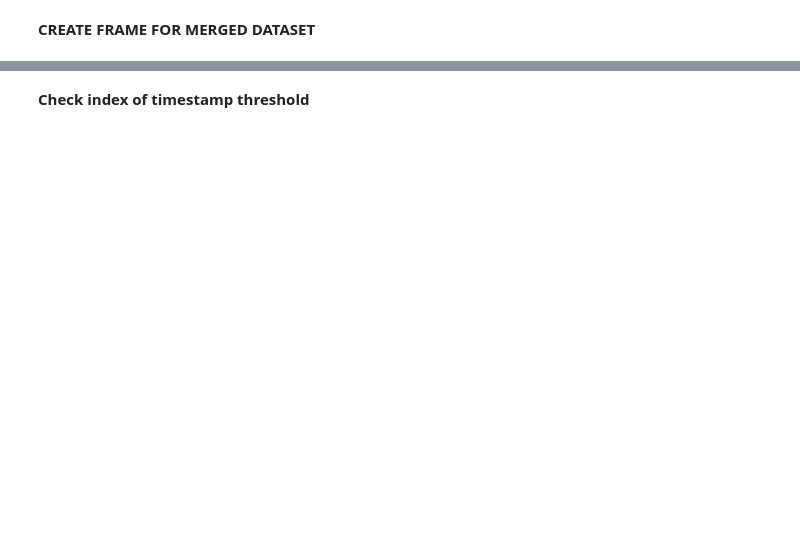
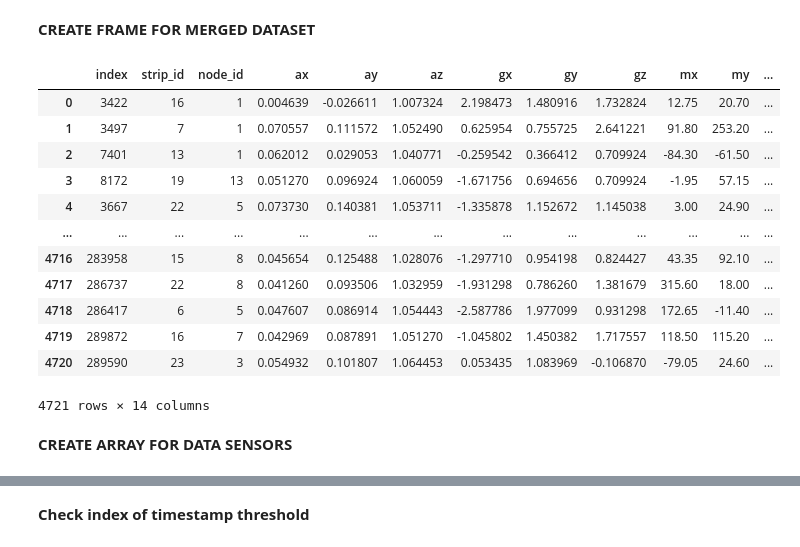
Before and after one commit to priirf/Vicon_Pos_Converter, a Jupyter notebook: data_preprocessing.ipynb, the cells around one changed output, grey strips where cells are left out. Saved outputs shown, nothing was run; the diff lists cells and outputs as text; code cells hidden in the pictures; blank space fills up the shorter version.

```diff
--- a/data_preprocessing.ipynb
+++ b/data_preprocessing.ipynb
@@ -286,6 +221,8 @@ df_vicon_buf
 # %%
 df_vicon_resample = df_vicon_buf.copy()
-df_vicon_resample['time'] = pd.to_datetime(df_vicon_resample['time'],unit='s')
+df_vicon_resample['time_resample'] = pd.to_datetime(df_vicon_resample['time'],unit='s')
 #df_vicon_resample['time'] = df_vicon_resample['time'].apply(lambda x: datetime.utcfromtimestamp(x).strftime('%Y-%m-%d %H:%M:%S.%f'))
-df_vicon_resample = df_vicon_resample.set_index('time')
-df_vicon_resample
+df_vicon_resample = df_vicon_resample.set_index('time_resample')
+df_vicon_final = df_vicon_resample.resample('40ms').ffill()
+df_vicon_final = df_vicon_final.dropna()
+df_vicon_final
@@ -292,10 +244,10 @@ df_vicon_resample
 # %%
-# df_vicon_resample = df_vicon_final.copy()
-# df_vicon_resample['time'] = pd.to_datetime(df_vicon_resample['time'],unit='s')
-df_vicon_final = df_vicon_resample.resample('50ms').ffill()
-df_vicon_final = df_vicon_final.dropna()
-df_vicon_final
+# # df_vicon_resample = df_vicon_final.copy()
+# # df_vicon_resample['time'] = pd.to_datetime(df_vicon_resample['time'],unit='s')
+# df_vicon_final = df_vicon_resample.resample('40ms').ffill()
+# df_vicon_final = df_vicon_final.dropna()
+# #df_vicon_final
 # %%
-df_vicon_final['time'] = df_vicon_final.index.astype(np.int64) / int(1e9)
-df_vicon_final
+# df_vicon_final['time'] = df_vicon_final.index.astype(np.int64) / int(1e9)
+# df_vicon_final
 # %%
@@ -587,0 +560,11 @@ plt.show()
+# %%
+# threshold_sf_up = 1663337798.499045
+# threshold_sf_low = 1663337796.8056197
+closest_index_sf = []
+for i in range(numDataPoints_vc):
+    pos = t_vc[i]
+    print(pos)
+
+    index_sf = find_nearest(dataSet_sf[3], pos)
+    closest_index_sf.append(index_sf)
+print(len(closest_index_sf), closest_index_sf)
@@ -589,3 +590,20 @@ plt.show()
 # plt.savefig('../Dataset_sensor_floor/Dataset_Final/16092022/' + dataset_name + '.png', dpi=300)
 # %% [markdown]
 **CREATE FRAME FOR MERGED DATASET**
+# %%
+df_sf_assoc = df_sf_final.iloc[closest_index_sf].reset_index()
+df_sf_assoc
+# %% [output]
+|  | index | strip_id | node_id | ax | ay | az | gx | gy | gz | mx | my | ... |
+| 0 | 3422 | 16 | 1 | 0.004639 | -0.026611 | 1.007324 | 2.198473 | 1.480916 | 1.732824 | 12.75 | 20.70 | ... |
+| 1 | 3497 | 7 | 1 | 0.070557 | 0.111572 | 1.052490 | 0.625954 | 0.755725 | 2.641221 | 91.80 | 253.20 | ... |
+| 2 | 7401 | 13 | 1 | 0.062012 | 0.029053 | 1.040771 | -0.259542 | 0.366412 | 0.709924 | -84.30 | -61.50 | ... |
+| 3 | 8172 | 19 | 13 | 0.051270 | 0.096924 | 1.060059 | -1.671756 | 0.694656 | 0.709924 | -1.95 | 57.15 | ... |
+| 4 | 3667 | 22 | 5 | 0.073730 | 0.140381 | 1.053711 | -1.335878 | 1.152672 | 1.145038 | 3.00 | 24.90 | ... |
+| ... | ... | ... | ... | ... | ... | ... | ... | ... | ... | ... | ... | ... |
+| 4716 | 283958 | 15 | 8 | 0.045654 | 0.125488 | 1.028076 | -1.297710 | 0.954198 | 0.824427 | 43.35 | 92.10 | ... |
+| 4717 | 286737 | 22 | 8 | 0.041260 | 0.093506 | 1.032959 | -1.931298 | 0.786260 | 1.381679 | 315.60 | 18.00 | ... |
+| 4718 | 286417 | 6 | 5 | 0.047607 | 0.086914 | 1.054443 | -2.587786 | 1.977099 | 0.931298 | 172.65 | -11.40 | ... |
+| 4719 | 289872 | 16 | 7 | 0.042969 | 0.087891 | 1.051270 | -1.045802 | 1.450382 | 1.717557 | 118.50 | 115.20 | ... |
+| 4720 | 289590 | 23 | 3 | 0.054932 | 0.101807 | 1.064453 | 0.053435 | 1.083969 | -0.106870 | -79.05 | 24.60 | ... |
+4721 rows × 14 columns
@@ -660,0 +681,2 @@ print(sensor_data.shape, t_data.shape, len(frames))
+# %% [markdown]
+**CREATE ARRAY FOR DATA SENSORS**
```
Also changed, not shown: parts of 28 cells of this notebook, 1 other file.
